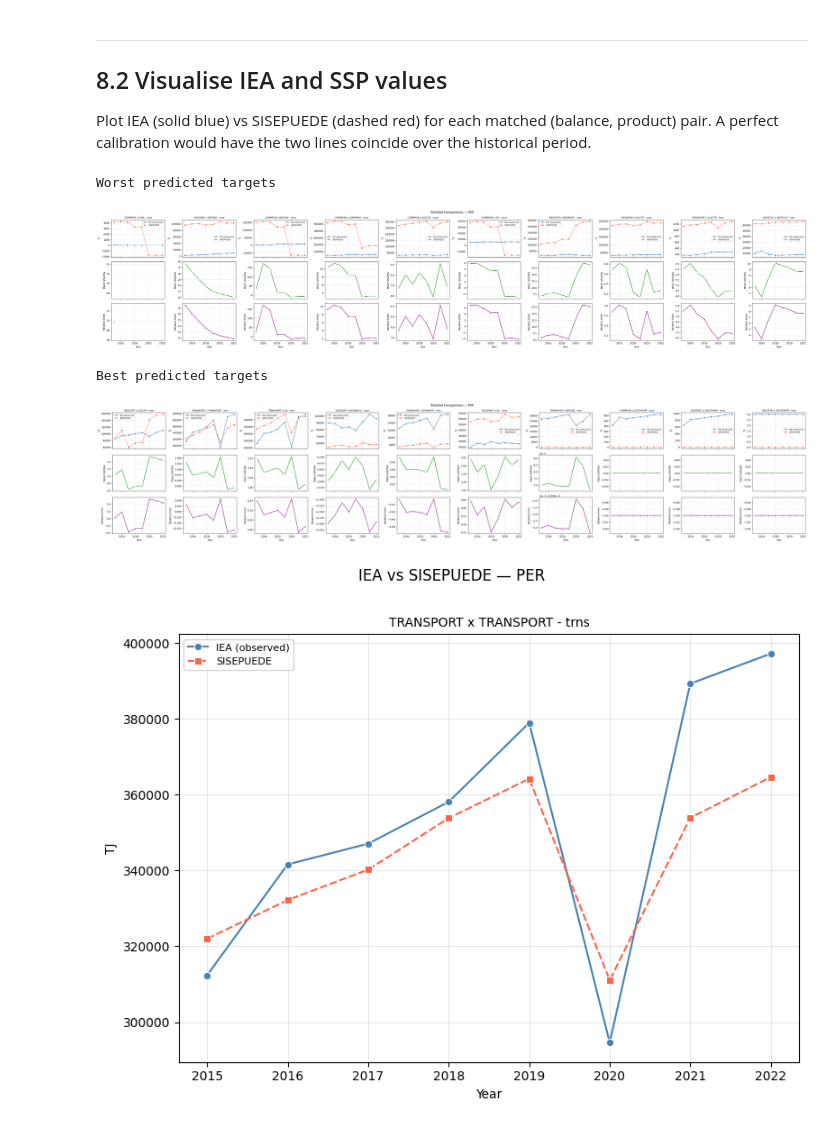
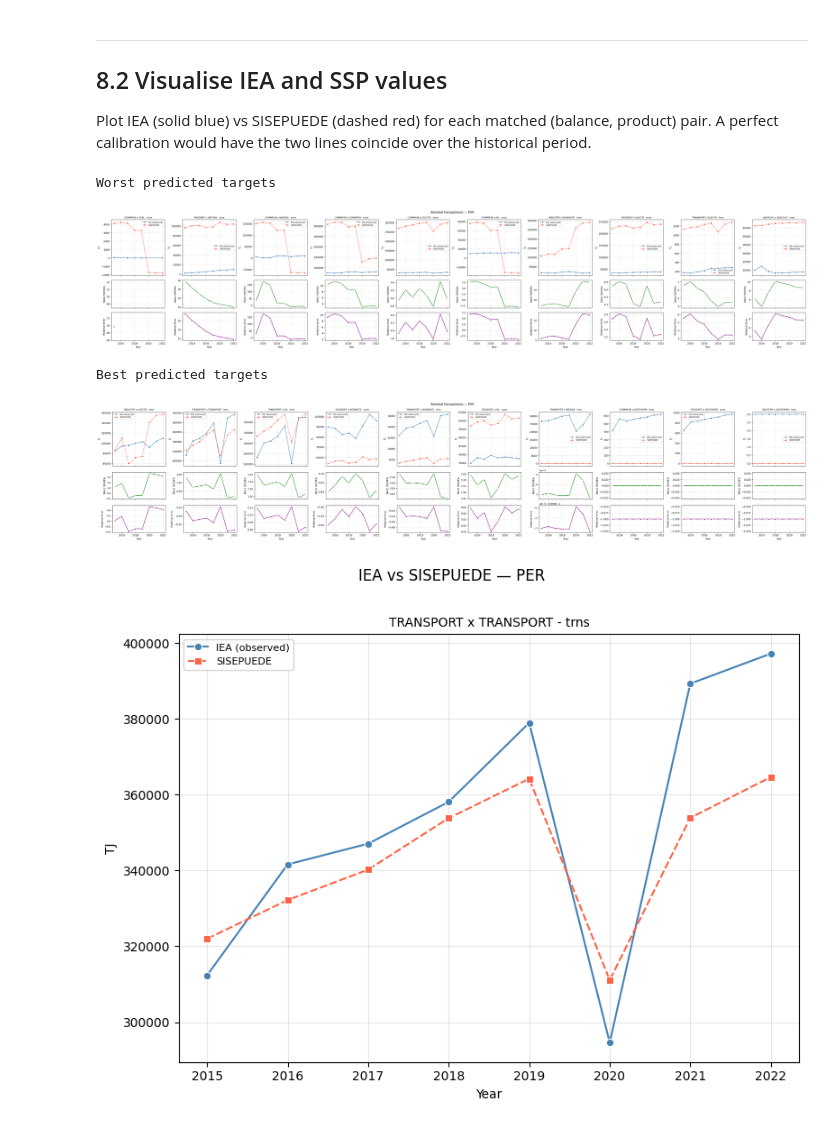
Before and after one commit to dpmendez/sisepuede, a Jupyter notebook: sisepuede/calibration/iea_energy_crosswalk_comparison.ipynb, the cells around one changed output. Cells and saved outputs as stored; diff of their text form; code cells hidden in the pictures.

```diff
--- a/sisepuede/calibration/iea_energy_crosswalk_comparison.ipynb
+++ b/sisepuede/calibration/iea_energy_crosswalk_comparison.ipynb
@@ -621,43 +621,46 @@ top_pairs = get_top_bottom_pairs(df_comparison, 'rel_err', 10, top = True, year
 bot_pairs = get_top_bottom_pairs(df_comparison, 'rel_err', 10, top = False, year = 2015)
 # %%
 # # Detailed comparison for a single pair
-# plot_detailed_comparisons(
+# plot_observation_comparisons(
 #     df_comparison,
 #     pairs=('TRANSPORT', 'TRANSPORT'),
+#     with_diagnostics=True,
 #     second_var='ratio',
 #     third_var='rel_err',
 #     second_label='Ratio SSP/IEA',
 #     third_label='Relative Error',
 #     country=ISO_COUNTRY,
 # )
 
 print("Worst predicted targets")
-# Detailed comparison for a multiple pairs
-plot_detailed_comparisons(
+# Detailed comparison for multiple pairs
+plot_observation_comparisons(
     df_comparison,
-    pairs = top_pairs,
+    pairs=top_pairs,
+    with_diagnostics=True,
     second_var='ratio',
     third_var='rel_err',
     second_label='Ratio SSP/IEA',
     third_label='Relative Error',
     country=ISO_COUNTRY,
 )
 
 print("Best predicted targets")
-# Detailed comparison for a multiple pairs
-plot_detailed_comparisons(
+# Detailed comparison for multiple pairs
+plot_observation_comparisons(
     df_comparison,
-    pairs = bot_pairs,
+    pairs=bot_pairs,
+    with_diagnostics=True,
     second_var='ratio',
     third_var='rel_err',
     second_label='Ratio SSP/IEA',
     third_label='Relative Error',
     country=ISO_COUNTRY,
 )
 # %% [output]
 Worst predicted targets
-[figure, old version]
+[figure, new version]
 Best predicted targets
-[figure, old version]
+[figure, new version]
 # %%
 # Single plot: plot one pair
```
Also changed, not shown: parts of 3 cells of this notebook, 1 other file.
